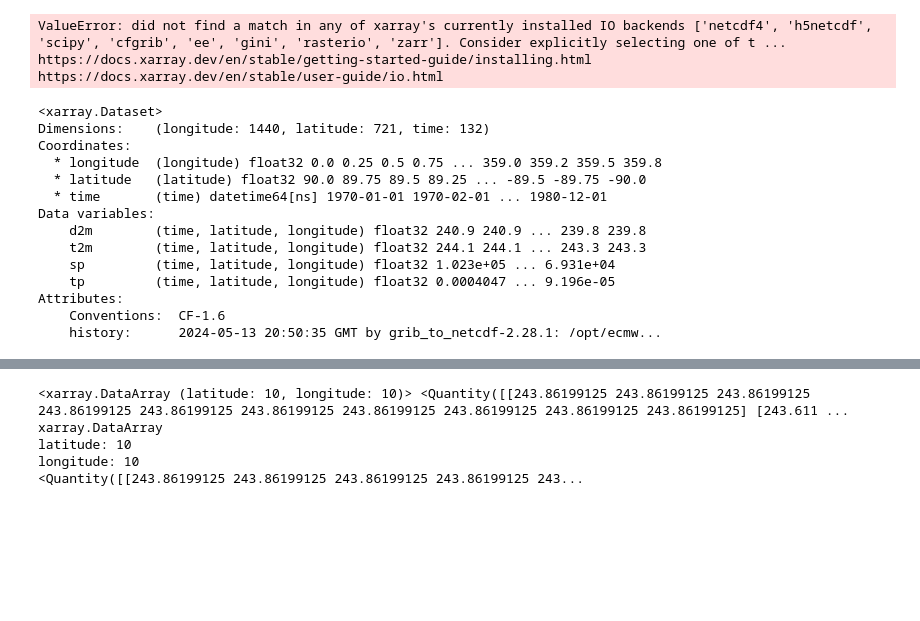
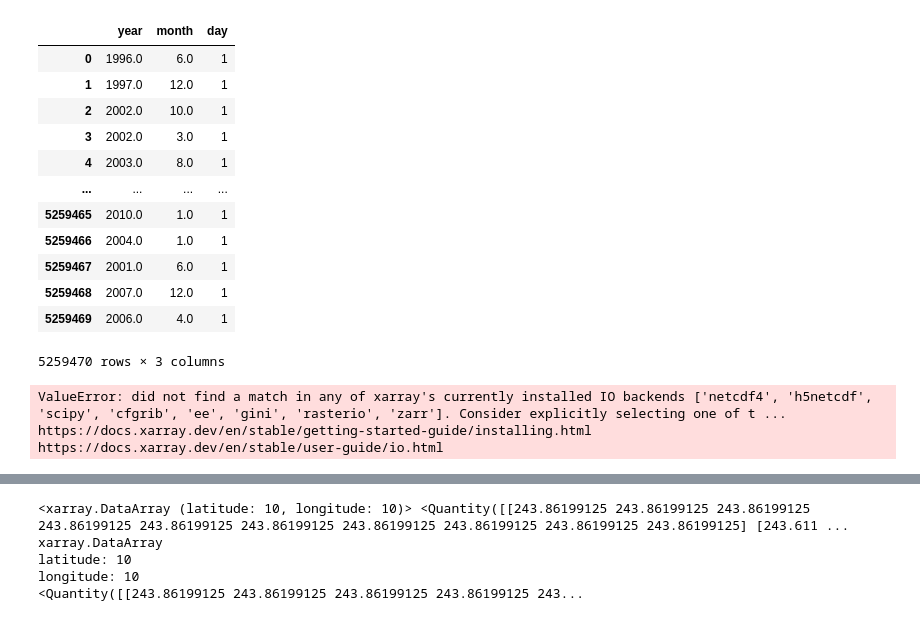
Before and after one commit to Queeno11/Child-mortality-and-Climate-Shocks, a Jupyter notebook: debug.ipynb, the cells around one changed output, grey strips where cells are left out. Drawn from its saved outputs; the diff is of its cells as text; code cells hidden in the pictures; blank space fills up the shorter version.

```diff
--- a/debug.ipynb
+++ b/debug.ipynb
@@ -17,0 +97,16 @@ ERA5_DATA = rf"Z:\WB Data\ERA5 Reanalysis"
+# %%
+df[["year", "month", "day"]]
+# %% [output]
+|  | year | month | day |
+| 0 | 1996.0 | 6.0 | 1 |
+| 1 | 1997.0 | 12.0 | 1 |
+| 2 | 2002.0 | 10.0 | 1 |
+| 3 | 2002.0 | 3.0 | 1 |
+| 4 | 2003.0 | 8.0 | 1 |
+| ... | ... | ... | ... |
+| 5259465 | 2010.0 | 1.0 | 1 |
+| 5259466 | 2004.0 | 1.0 | 1 |
+| 5259467 | 2001.0 | 6.0 | 1 |
+| 5259468 | 2007.0 | 12.0 | 1 |
+| 5259469 | 2006.0 | 4.0 | 1 |
+5259470 rows × 3 columns
@@ -27,21 +125,3 @@ precipitation = xr.concat(datasets, dim="time")
 ValueError: did not find a match in any of xarray's currently installed IO backends ['netcdf4', 'h5netcdf', 'scipy', 'cfgrib', 'ee', 'gini', 'rasterio', 'zarr']. Consider explicitly selecting one of t ...
 https://docs.xarray.dev/en/stable/getting-started-guide/installing.html
 https://docs.xarray.dev/en/stable/user-guide/io.html
-# %%
-precipitation = xr.concat(datasets, dim="time")
-precipitation
-# %% [output]
-<xarray.Dataset>
-Dimensions:    (longitude: 1440, latitude: 721, time: 132)
-Coordinates:
-  * longitude  (longitude) float32 0.0 0.25 0.5 0.75 ... 359.0 359.2 359.5 359.8
-  * latitude   (latitude) float32 90.0 89.75 89.5 89.25 ... -89.5 -89.75 -90.0
-  * time       (time) datetime64[ns] 1970-01-01 1970-02-01 ... 1980-12-01
-Data variables:
-    d2m        (time, latitude, longitude) float32 240.9 240.9 ... 239.8 239.8
-    t2m        (time, latitude, longitude) float32 244.1 244.1 ... 243.3 243.3
-    sp         (time, latitude, longitude) float32 1.023e+05 ... 6.931e+04
-    tp         (time, latitude, longitude) float32 0.0004047 ... 9.196e-05
-Attributes:
-    Conventions:  CF-1.6
-    history:      2024-05-13 20:50:35 GMT by grib_to_netcdf-2.28.1: /opt/ecmw...
```
Also changed, not shown: parts of 13 cells of this notebook, 3 other files.
